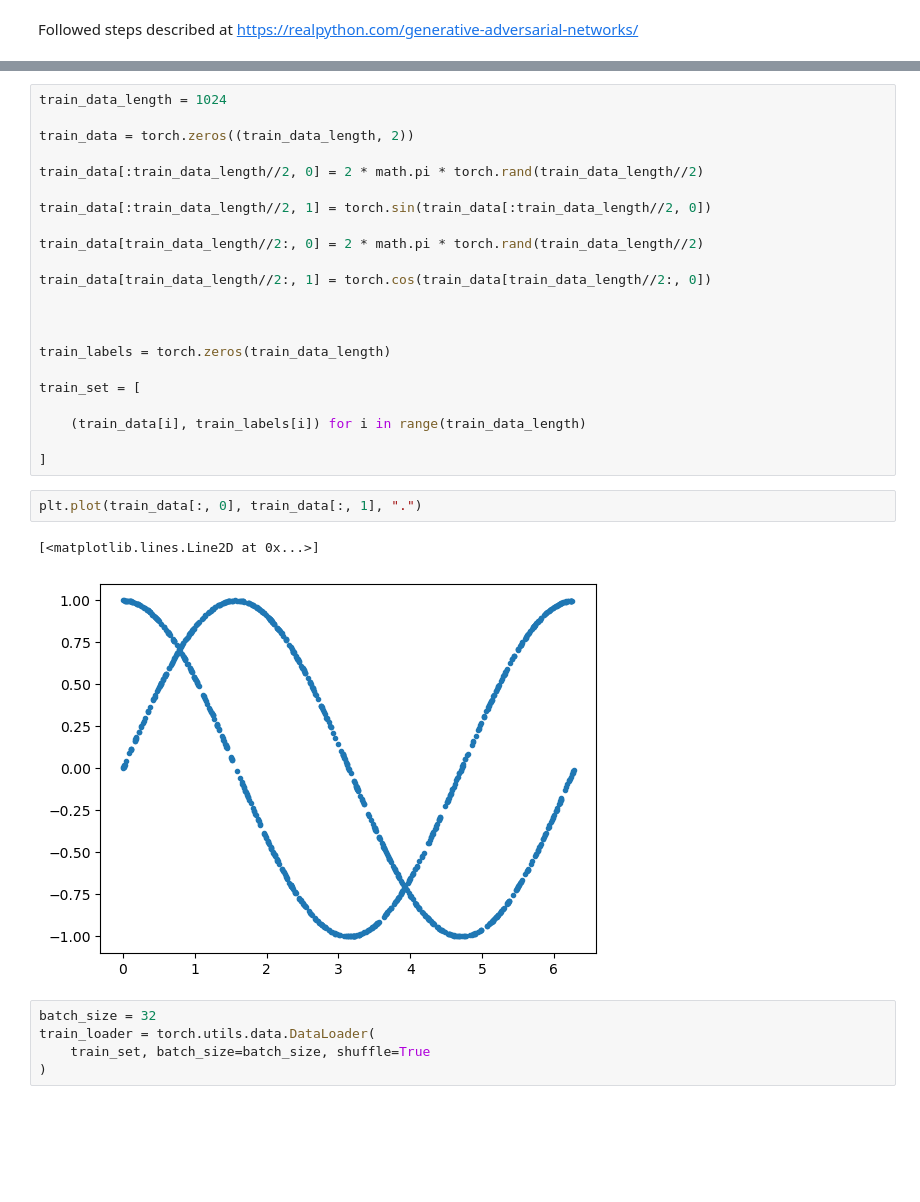
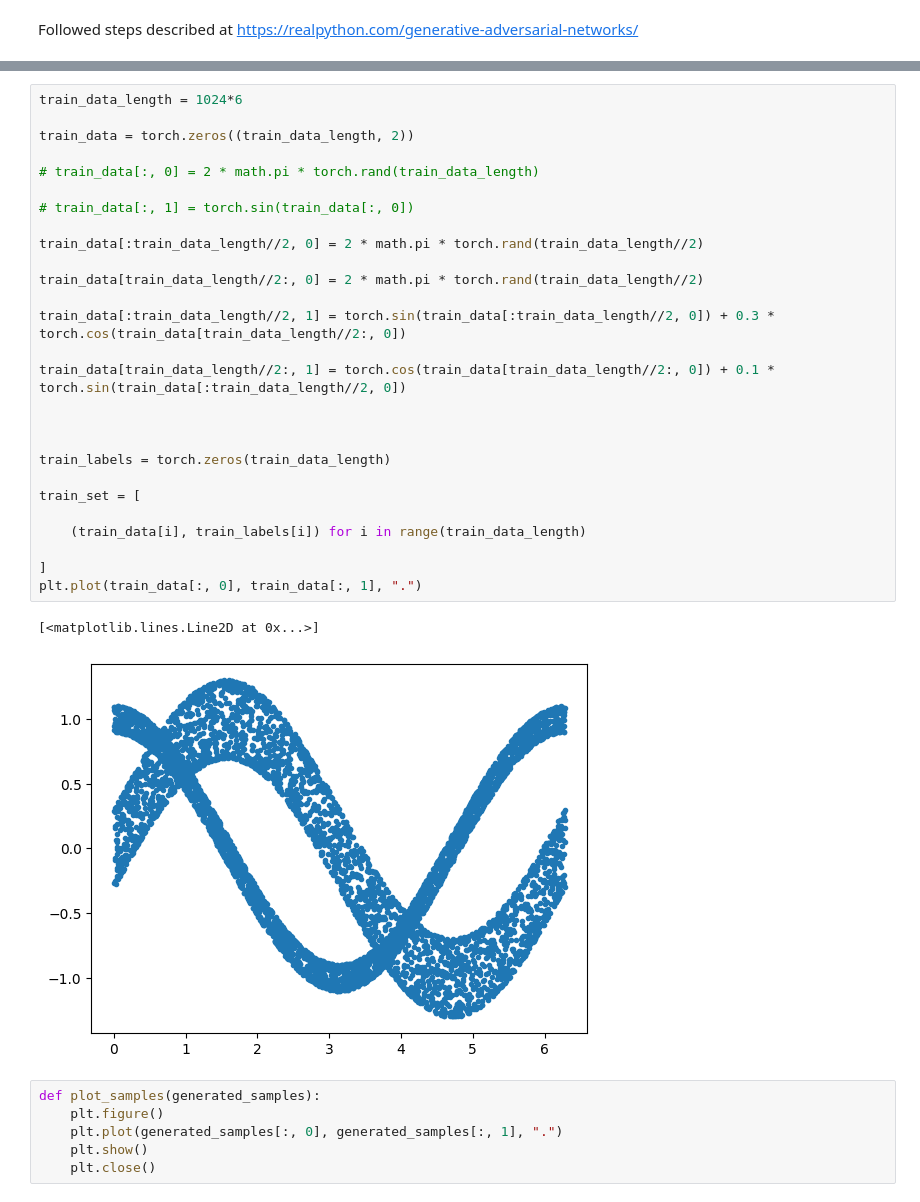
Before and after one commit to entourloupeschool/firstGAN, a Jupyter notebook: GAN to hint math.ipynb, the cells around one changed output, grey strips where cells are left out. Drawn from its saved outputs; the diff is of its cells as text; blank space fills up the shorter version.

```diff
--- a/GAN to hint math.ipynb
+++ b/GAN to hint math.ipynb
@@ -13,35 +14,39 @@ torch.manual_seed(111)
 # %%
-train_data_length = 1024
+train_data_length = 1024*6
 
 train_data = torch.zeros((train_data_length, 2))
 
+# train_data[:, 0] = 2 * math.pi * torch.rand(train_data_length)
+
+# train_data[:, 1] = torch.sin(train_data[:, 0])
+
 train_data[:train_data_length//2, 0] = 2 * math.pi * torch.rand(train_data_length//2)
-
-train_data[:train_data_length//2, 1] = torch.sin(train_data[:train_data_length//2, 0])
 
 train_data[train_data_length//2:, 0] = 2 * math.pi * torch.rand(train_data_length//2)
 
-train_data[train_data_length//2:, 1] = torch.cos(train_data[train_data_length//2:, 0])
+train_data[:train_data_length//2, 1] = torch.sin(train_data[:train_data_length//2, 0]) + 0.3 * torch.cos(train_data[train_data_length//2:, 0])
+
+train_data[train_data_length//2:, 1] = torch.cos(train_data[train_data_length//2:, 0]) + 0.1 * torch.sin(train_data[:train_data_length//2, 0])
 
 
 
 train_labels = torch.zeros(train_data_length)
 
 train_set = [
 
     (train_data[i], train_labels[i]) for i in range(train_data_length)
 
 ]
+plt.plot(train_data[:, 0], train_data[:, 1], ".")
+# %% [output]
+[<matplotlib.lines.Line2D at 0x...>]
+[figure, added]
-# %%
-plt.plot(train_data[:, 0], train_data[:, 1], ".")
-# %% [output]
-[<matplotlib.lines.Line2D at 0x...>]
-[figure, removed]
-# %%
-batch_size = 32
-train_loader = torch.utils.data.DataLoader(
-    train_set, batch_size=batch_size, shuffle=True
-)
+# %%
+def plot_samples(generated_samples):
+    plt.figure()
+    plt.plot(generated_samples[:, 0], generated_samples[:, 1], ".")
+    plt.show()
+    plt.close()
 # %%
 class Discriminator(nn.Module):
 
```
Also changed, not shown: parts of 9 cells of this notebook, 1 other file.
